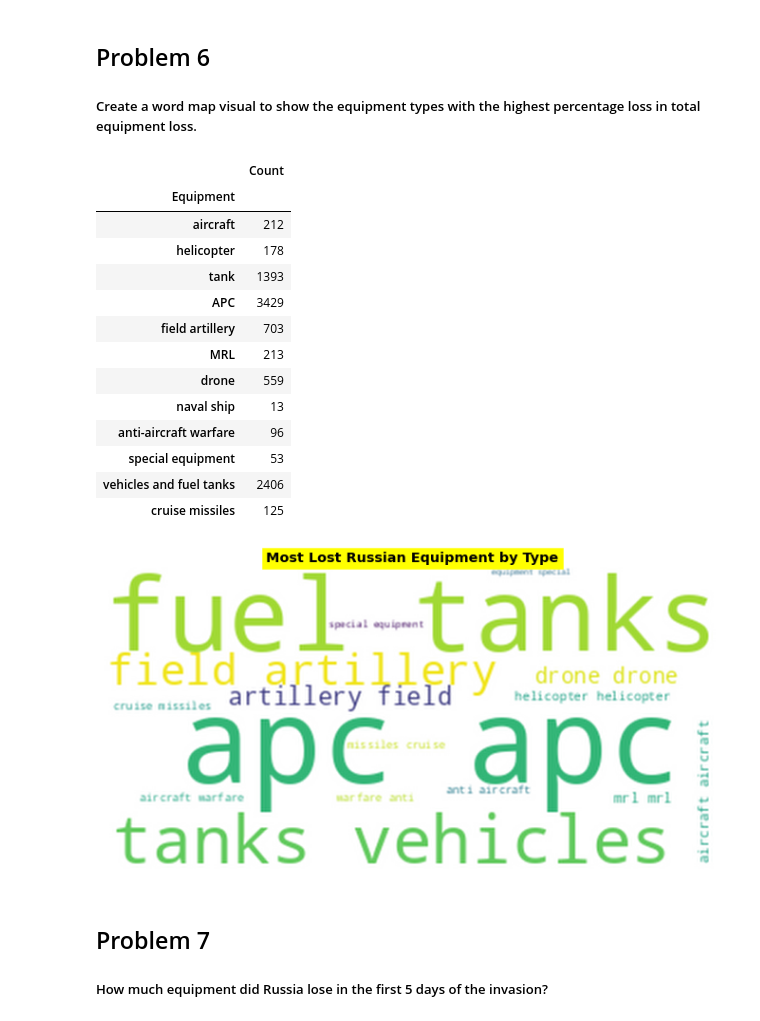
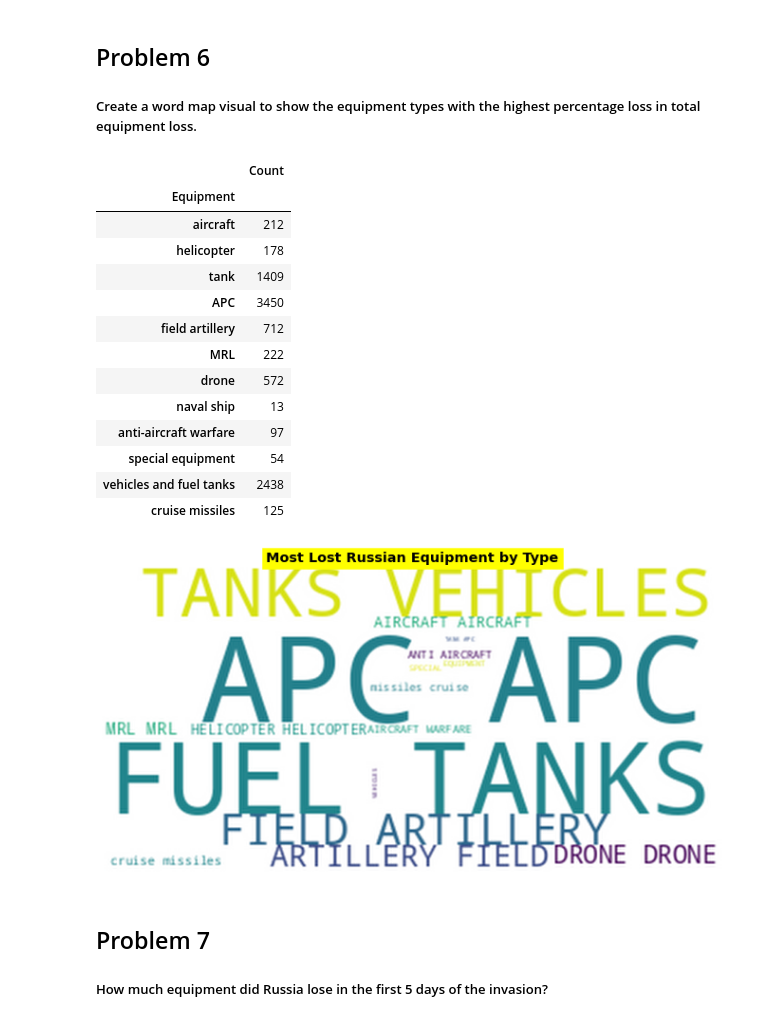
Before and after one commit to Sonya-7/Russian_Invasion_of_Ukraine, a Jupyter notebook: russian-invasion-of-ukraine.ipynb, the cells around one changed output. Saved outputs shown, nothing was run; the diff lists cells and outputs as text; code cells hidden in the pictures.

Commit message:
Kaggle Notebook | Russian Invasion of Ukraine

```diff
--- a/russian-invasion-of-ukraine.ipynb
+++ b/russian-invasion-of-ukraine.ipynb
@@ -110,9 +110,12 @@ memory usage: 14.6+ KB
 # %%
 #Consolidating repetitive columns and deleting blank ones
-russian_equipment['vehicles and fuel tanks'] = russian_equipment['fuel tank'] + russian_equipment['vehicles and fuel tanks']
-russian_equipment['special equipment'] = russian_equipment['military auto'] + russian_equipment['special equipment']
+russian_equipment['vehicles and fuel tanks'] += russian_equipment['fuel tank']
+russian_equipment['special equipment'] += russian_equipment['military auto']
 
 russian_equipment.drop(columns={'mobile SRBM system', 'fuel tank', 'military auto', 'greatest losses direction'}, inplace=True)
 
-russian_equipment.head()
+#Change all numeric data to integer.
+russian_equipment = russian_equipment.astype(int)
+russian_equipment.info()
+russian_equipment
 # %% [output]
@@ -337,35 +342,35 @@ total_loss
 | Equipment |  |
 | aircraft | 212 |
 | helicopter | 178 |
-| tank | 1393 |
-| APC | 3429 |
-| field artillery | 703 |
-| MRL | 213 |
-| drone | 559 |
+| tank | 1409 |
+| APC | 3450 |
+| field artillery | 712 |
+| MRL | 222 |
+| drone | 572 |
 | naval ship | 13 |
-| anti-aircraft warfare | 96 |
-| special equipment | 53 |
-| vehicles and fuel tanks | 2406 |
+| anti-aircraft warfare | 97 |
+| special equipment | 54 |
+| vehicles and fuel tanks | 2438 |
 | cruise missiles | 125 |
 # %%
 # duplicate equipment name based on how much they contribute to total loss
 word_string=""
-max_words = total_loss.mean()
+max_words = total_loss.mean()/2
 for equipment in total_loss.index:
      times_repeat = int(total_loss.loc[equipment, 'Count']/total * max_words)
-     word_string = word_string.lower() + ((equipment + " ") * times_repeat)
+     word_string = word_string.upper() + ((equipment + " ") * times_repeat)
 
 # create word cloud
 word_cloud = WordCloud(background_color = 'white').generate(word_string)
 
 # Display cloud
 plt.figure(figsize=(20,6))
 plt.imshow(word_cloud, interpolation='bessel')
 plt.title('Most Lost Russian Equipment by Type', fontweight='bold', color='black', backgroundcolor='yellow')
 plt.axis('off')
 plt.show()
 # %% [output]
-[figure, old version]
+[figure, new version]
 # %% [markdown]
 ## Problem 7
 ##### How much equipment did Russia lose in the first 5 days of the invasion?
```
Also changed, not shown: parts of 16 cells of this notebook.
